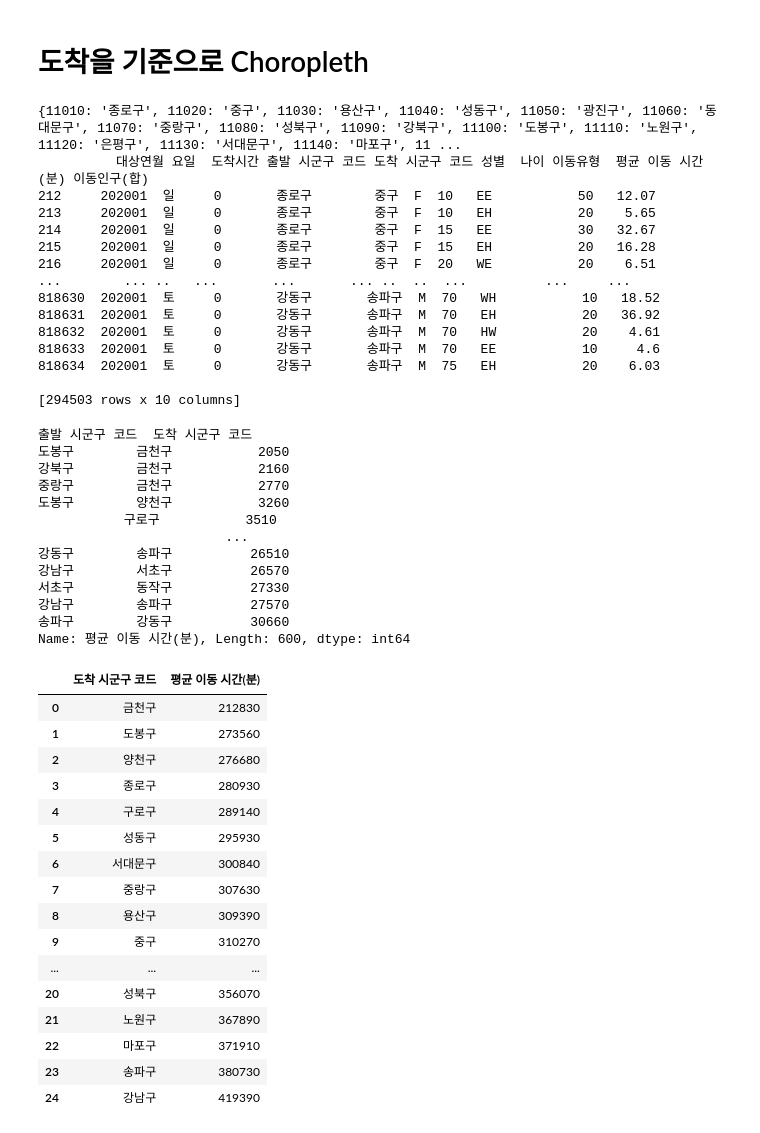
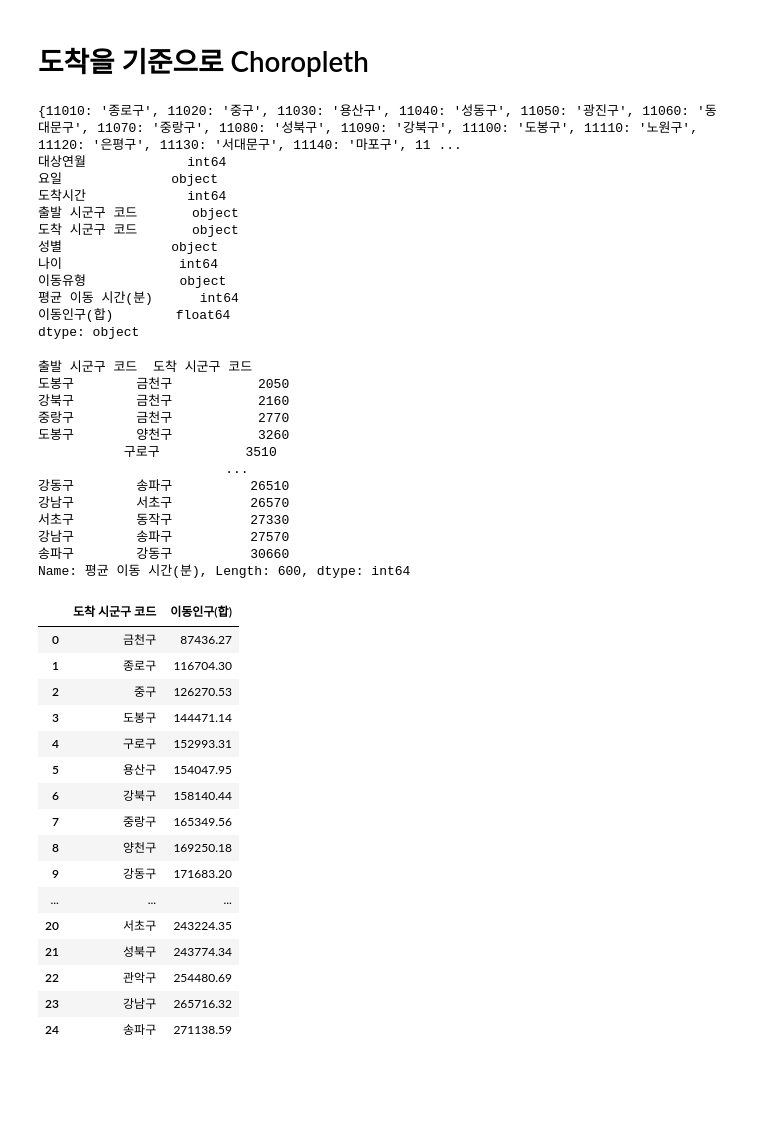
Before and after one commit to dmu-data-anal/data-analysis, a Jupyter notebook: .박종관/data_test6.ipynb, the cells around one changed output. Drawn from its saved outputs; the diff is of its cells as text; code cells hidden in the pictures; blank space fills up the shorter version.

```diff
--- a/.박종관/data_test6.ipynb
+++ b/.박종관/data_test6.ipynb
@@ -141,7 +141,9 @@ with open("../참고 데이터/csv/large-datasets/2020/생활이동_자치구_20
     data = pd.read_csv(f)
 
 data = data.drop(data[data['출발 시군구 코드'] == data['도착 시군구 코드']].index)
-data.loc[data['이동인구(합)'] == '*', '이동인구(합)'] = 0
+# data.loc[data['이동인구(합)'] == '*', '이동인구(합)'] = 0/
+data['이동인구(합)'] = data['이동인구(합)'].replace(to_replace="*", value=0)
+data['이동인구(합)'] = data['이동인구(합)'].astype(float)
 
 # tst = {key: value for key, value in zip(data1['소분류'], data1['시군구']+" "+data1['읍면동'])} # 이건 자치구용
 tst = {key: value for key, value in zip(data1['중분류'], data1['시군구'])}
@@ -152,63 +154,64 @@ data = data.drop(data[data['출발 시군구 코드'].astype(int) > 11250].index
 data = data.drop(data[data['도착 시군구 코드'].astype(int) > 11250].index)
 data = data.replace(tst)
 
-print(data)
+print(data.dtypes)
 # %% [output]
 {11010: '종로구', 11020: '중구', 11030: '용산구', 11040: '성동구', 11050: '광진구', 11060: '동대문구', 11070: '중랑구', 11080: '성북구', 11090: '강북구', 11100: '도봉구', 11110: '노원구', 11120: '은평구', 11130: '서대문구', 11140: '마포구', 11 ...
-          대상연월 요일  도착시간 출발 시군구 코드 도착 시군구 코드 성별  나이 이동유형  평균 이동 시간(분) 이동인구(합)
-212     202001  일     0       종로구        중구  F  10   EE           50   12.07
-213     202001  일     0       종로구        중구  F  10   EH           20    5.65
-214     202001  일     0       종로구        중구  F  15   EE           30   32.67
-215     202001  일     0       종로구        중구  F  15   EH           20   16.28
-216     202001  일     0       종로구        중구  F  20   WE           20    6.51
-...        ... ..   ...       ...       ... ..  ..  ...          ...     ...
-818630  202001  토     0       강동구       송파구  M  70   WH           10   18.52
-818631  202001  토     0       강동구       송파구  M  70   EH           20   36.92
-818632  202001  토     0       강동구       송파구  M  70   HW           20    4.61
-818633  202001  토     0       강동구       송파구  M  70   EE           10     4.6
-818634  202001  토     0       강동구       송파구  M  75   EH           20    6.03
-
-[294503 rows x 10 columns]
+대상연월             int64
+요일              object
+도착시간             int64
+출발 시군구 코드       object
+도착 시군구 코드       object
+성별              object
+나이               int64
+이동유형            object
+평균 이동 시간(분)      int64
+이동인구(합)        float64
+dtype: object
 # %%
 data2 = data.groupby(['출발 시군구 코드', '도착 시군구 코드'])['평균 이동 시간(분)'].sum().sort_values()#.head(10)
 print(data2)
-data2point5 = pd.DataFrame(data.groupby(['도착 시군구 코드'])['평균 이동 시간(분)'].sum().sort_values())
+
+# data['이동인구(합)'] = data[].astype(float)
+
+# data2point5 = pd.DataFrame(data.groupby(['도착 시군구 코드'])['평균 이동 시간(분)'].sum().sort_values())
+data2point5 = pd.DataFrame(data.groupby(['도착 시군구 코드'])['이동인구(합)'].sum().sort_values())
 data2point5 = data2point5.reset_index()
 # data2point5 = pd.DataFrame(data2)
 data2point5
 # print(list(data2))
 #regions = ['금천구','종로구','양천구','용산구','도봉구','성동구','중구','구로구','서대문구','중랑구','강북구','동대문구','광진구','동작구','은평구','서초구','영등포구','강동구','성북구','강서구','노원구','관악구','마포구','송파구','강남구']
 # %% [output]
 출발 시군구 코드  도착 시군구 코드
 도봉구        금천구           2050
 강북구        금천구           2160
 중랑구        금천구           2770
 도봉구        양천구           3260
            구로구           3510
                         ...
 강동구        송파구          26510
 강남구        서초구          26570
 서초구        동작구          27330
 강남구        송파구          27570
 송파구        강동구          30660
 Name: 평균 이동 시간(분), Length: 600, dtype: int64
-|  | 도착 시군구 코드 | 평균 이동 시간(분) |
-| 0 | 금천구 | 212830 |
-| 1 | 도봉구 | 273560 |
-| 2 | 양천구 | 276680 |
-| 3 | 종로구 | 280930 |
-| 4 | 구로구 | 289140 |
-| 5 | 성동구 | 295930 |
-| 6 | 서대문구 | 300840 |
-| 7 | 중랑구 | 307630 |
-| 8 | 용산구 | 309390 |
-| 9 | 중구 | 310270 |
+|  | 도착 시군구 코드 | 이동인구(합) |
+| 0 | 금천구 | 87436.27 |
+| 1 | 종로구 | 116704.30 |
+| 2 | 중구 | 126270.53 |
+| 3 | 도봉구 | 144471.14 |
+| 4 | 구로구 | 152993.31 |
+| 5 | 용산구 | 154047.95 |
+| 6 | 강북구 | 158140.44 |
+| 7 | 중랑구 | 165349.56 |
+| 8 | 양천구 | 169250.18 |
+| 9 | 강동구 | 171683.20 |
 | ... | ... | ... |
-| 20 | 성북구 | 356070 |
-| 21 | 노원구 | 367890 |
-| 22 | 마포구 | 371910 |
-| 23 | 송파구 | 380730 |
-| 24 | 강남구 | 419390 |
+| 20 | 서초구 | 243224.35 |
+| 21 | 성북구 | 243774.34 |
+| 22 | 관악구 | 254480.69 |
+| 23 | 강남구 | 265716.32 |
+| 24 | 송파구 | 271138.59 |
 # %%
 import json
 
```
Also changed, not shown: parts of 1 cell of this notebook, 1 other file.
